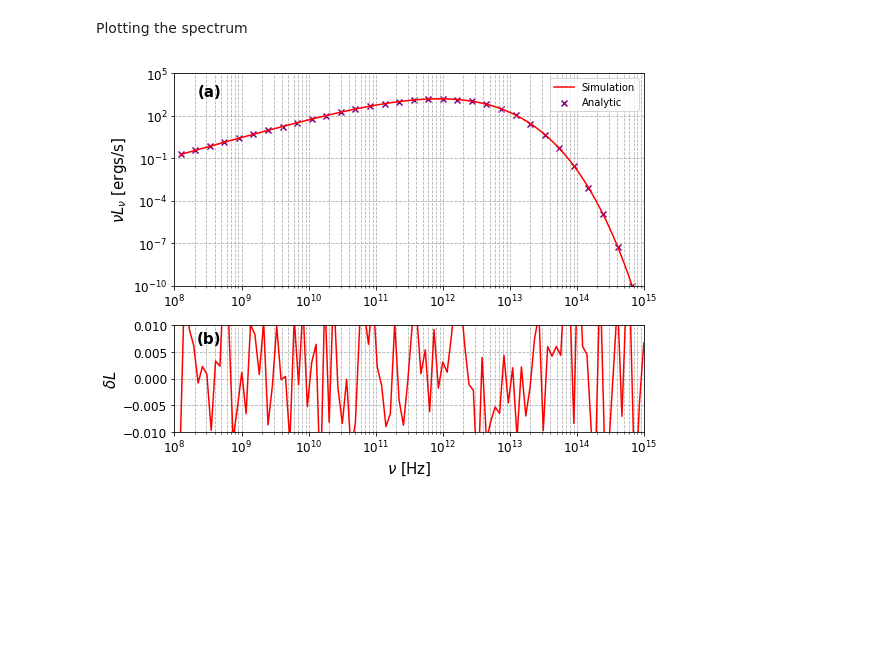
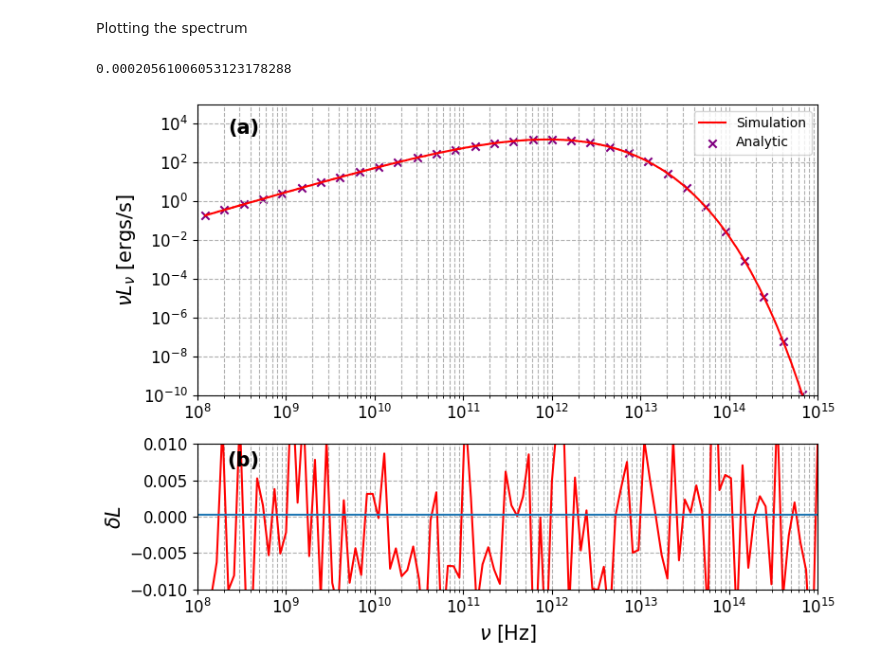
Before and after one commit to black-hole-group/gpumonty, a Jupyter notebook: python/sphere_example.ipynb, the cells around one changed output. Drawn from its saved outputs; the diff is of its cells as text; code cells hidden in the pictures; blank space fills up the shorter version.

Commit message:
Changes to sphere test

```diff
--- a/python/sphere_example.ipynb
+++ b/python/sphere_example.ipynb
@@ -73,7 +73,7 @@ def grmonty(file):
 
     return nu, ll, tauabs, domega_arr
 
-nu, nuLnu, tauabs, domega_array = grmonty('../output/sphere_thin.spec')
+nu, nuLnu, tauabs, domega_array = grmonty('../output/sphere_thin_1e6.spec')
 # %%
 import numpy as np
 from scipy.special import kn
@@ -140,7 +140,7 @@ def K2_eval(Thetae):
         return 2. * Thetae * Thetae  # As per CUDA code
 
     if(Thetae == 100):
-        return 1.999950006839e+04
+        return 19999.50006838941
     return linear_interp_K2(Thetae)
 
 def linear_interp_K2(Thetae):
@@ -200,7 +200,7 @@ def Bnu(nu, Thetae):
 
     result = np.zeros_like(x)
 
-    mask_low = x < 1e-3
+    mask_low = x < 1e-8
     result[mask_low] = (2. * HPL * nu[mask_low]**3 / CL**2) / (
         x[mask_low] / 24. * (24. + x[mask_low] * (12. + x[mask_low] * (4. + x[mask_low])))
     )
@@ -245,18 +245,26 @@ import numpy as np
 import matplotlib.pyplot as plt
 from scipy.special import kn
 
-R = 1.000
-jnu_values = nu * int_jnu(1e13, 100,1,np.float128(nu)) * 4/3 * np.pi * R**3
+R = 1.0000#1.00075
+jnu_values = int_jnu(1e13, 100,1,np.float128(nu))
 alpha = np.float128(jnu(1e13, np.float128(nu), 1, 100))/np.float128(Bnu(np.float128(nu),100))
+dv = 4/3 * np.pi * R**3
 mfp = 1 #mean free path
+Luminosity_analytic = jnu_values
+exp_approx = np.zeros_like(nu)
+#for i in range(len(alpha)):
+#    if alpha[i] < 1e-4:
+#        Luminosity_analytic[i] = int_jnu(1e13, 100, 1, nu[i])/(alpha[i]) * (mfp * alpha[i] - (mfp * alpha[i])**2/2 + (mfp * alpha[i])**3/6 + (mfp * alpha[i])**4/24)
+#    else:
+#        exp_approx[i] = np.exp(-mfp * alpha[i])
+#        Luminosity_analytic[i] = (int_jnu(1e13, 100, 1, nu[i])/(alpha[i]) * (1 - exp_approx[i]))
 
-Luminosity_analytic = jnu_values
 
 # Create figure and subplots
 fig, (ax1, ax2) = plt.subplots(2, 1, figsize=(8, 6), sharex=False, gridspec_kw={'height_ratios': [2, 1]})
 xdata = nu
 y_simdata = (nuLnu* domega_array[:,None]/(4* np.pi)).sum(0)
-y_analyticdata = Luminosity_analytic
+y_analyticdata = Luminosity_analytic * nu * dv
 
 ax1.plot(nu, y_simdata, linestyle='-', label = 'Simulation', color = 'red')
 
@@ -264,32 +272,37 @@ ax1.scatter(nu[::50], y_analyticdata[::50], marker = 'x', label = 'Analytic', co
 ax1.set_ylim(1e-10,1e5)
 ax1.set_xscale('log')
 ax1.set_yscale('log')
 ax1.set_ylabel(r"$\nu L_\nu$ [ergs/s]", fontsize = 15)
 ax1.grid(True, which="both", ls="--")
 ax1.set_xlim(1e8, 1e15)
 ax1.tick_params(axis='both', which='major', labelsize=12)  # Adjust major tick size
 ax1.text(0.1, 0.95, '(a)', transform=ax1.transAxes, ha='right', va='top', fontweight = 'bold', fontsize = 15)
 ax1.legend()
 
 
 relative_diff2 = (-y_analyticdata +y_simdata) / y_analyticdata
 
 ax2.plot(xdata[::15], relative_diff2[::15], color='r', label = 'analy')
-
+ax2.axhline(np.mean(relative_diff2[:1591]))
+print(np.mean(relative_diff2[:1591]))
 ax2.set_xscale('log')
 ax2.text(0.1, 0.95, '(b)', transform=ax2.transAxes, ha='right', va='top',fontweight = 'bold',fontsize = 15)
 
 ax2.set_ylabel(r'$\delta L$', fontsize = 15)
 ax2.grid(True, which="both", ls="--")
 ax2.set_ylim(-0.01, 0.01)
 ax2.set_xlim(1e8,1e15)
 ax2.tick_params(axis='both', which='major', labelsize=12)  # Adjust major tick size
 ax2.set_xlabel(r"$\nu$ [Hz]", fontsize = 15)
 
 y_simdata_arr = np.zeros((7, 5000))
+#0.00039604550185784811005#0.00035913843020065662327#0.0010593446239694295779
+
+
 
 # Display the plots
 plt.tight_layout()
 plt.show()
 # %% [output]
+0.00020561006053123178288
-[figure, old version]
+[figure, new version]
```
Also changed, not shown: parts of 2 cells of this notebook, 14 other files.
